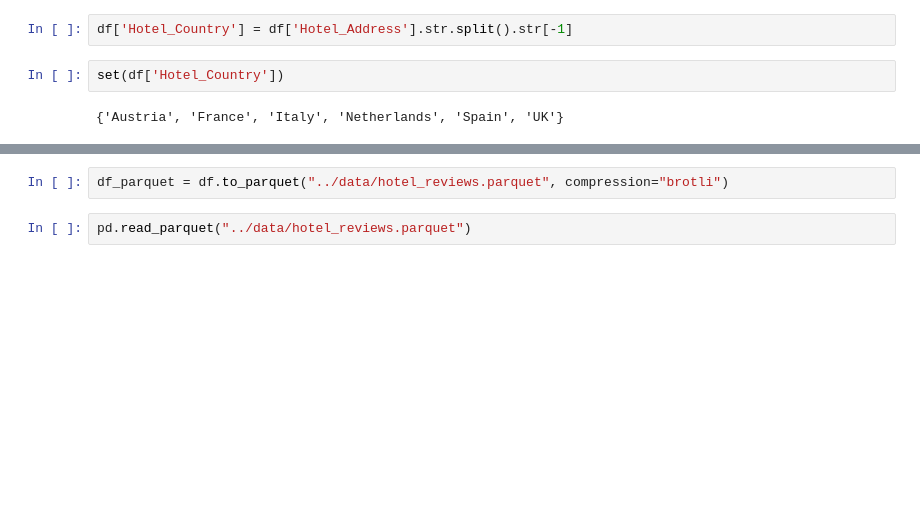
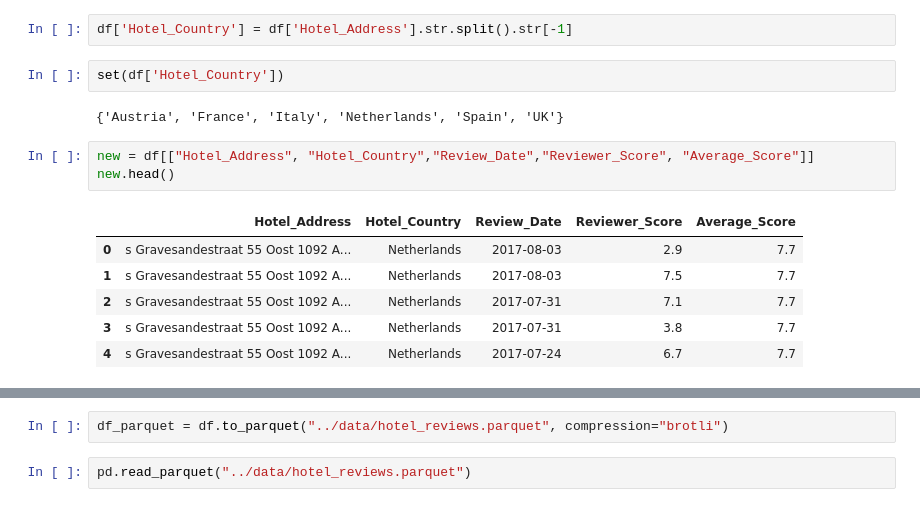
Before and after one commit to benitomartin/de-hotel-reviews, a Jupyter notebook: notebooks/EDA.ipynb, the cells around one changed output, grey strips where cells are left out. Saved outputs shown, nothing was run; the diff lists cells and outputs as text; blank space fills up the shorter version.

```diff
--- a/notebooks/EDA.ipynb
+++ b/notebooks/EDA.ipynb
@@ -173,3 +173,13 @@ df['Hotel_Country'] = df['Hotel_Address'].str.split().str[-1]
 set(df['Hotel_Country'])
 # %% [output]
 {'Austria', 'France', 'Italy', 'Netherlands', 'Spain', 'UK'}
+# %%
+new = df[["Hotel_Address", "Hotel_Country","Review_Date","Reviewer_Score", "Average_Score"]]
+new.head()
+# %% [output]
+|  | Hotel_Address | Hotel_Country | Review_Date | Reviewer_Score | Average_Score |
+| 0 | s Gravesandestraat 55 Oost 1092 A... | Netherlands | 2017-08-03 | 2.9 | 7.7 |
+| 1 | s Gravesandestraat 55 Oost 1092 A... | Netherlands | 2017-08-03 | 7.5 | 7.7 |
+| 2 | s Gravesandestraat 55 Oost 1092 A... | Netherlands | 2017-07-31 | 7.1 | 7.7 |
+| 3 | s Gravesandestraat 55 Oost 1092 A... | Netherlands | 2017-07-31 | 3.8 | 7.7 |
+| 4 | s Gravesandestraat 55 Oost 1092 A... | Netherlands | 2017-07-24 | 6.7 | 7.7 |
```
Also changed, not shown: parts of 5 cells of this notebook, 4 other files.
